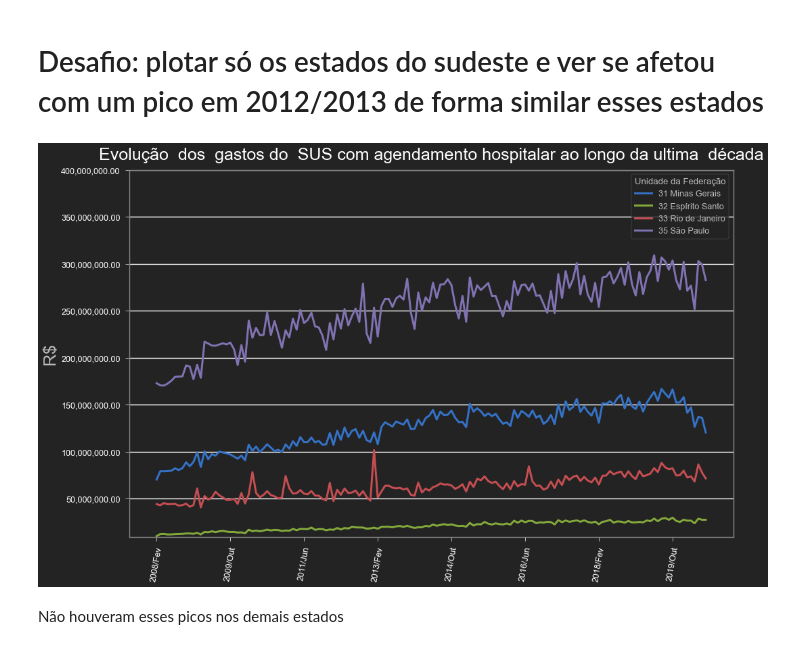
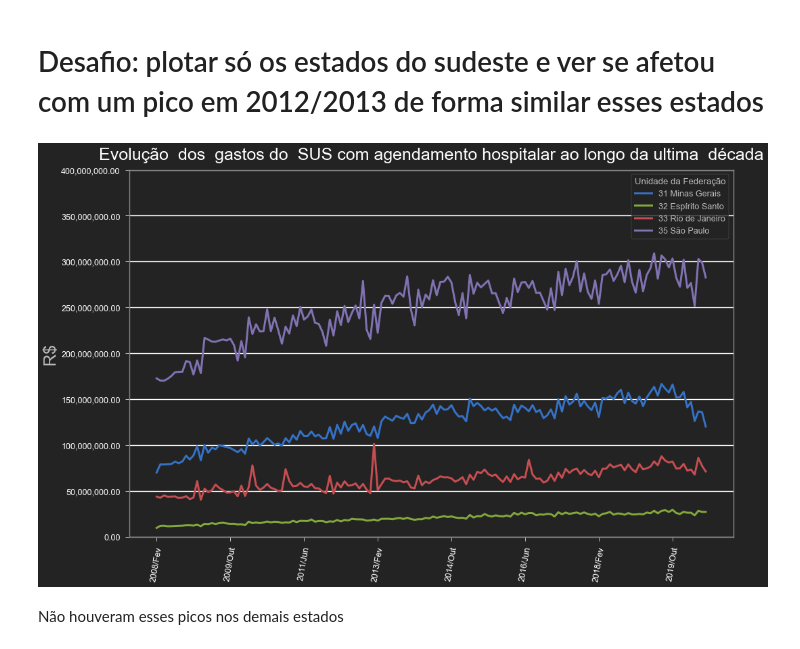
Before and after one commit to Igor-Arantes/Bootcamp-Data-Science-Aplicada, a Jupyter notebook: Modulo 1 - Analisando dados da saúde com Python e Pandas/Agendamento Hospitalar.ipynb, the cells around one changed output. Drawn from its saved outputs; the diff is of its cells as text; code cells hidden in the pictures.

```diff
--- a/Modulo 1 - Analisando dados da saúde com Python e Pandas/Agendamento Hospitalar.ipynb
+++ b/Modulo 1 - Analisando dados da saúde com Python e Pandas/Agendamento Hospitalar.ipynb
@@ -538,24 +538,24 @@ ordenado_por_total.head(6).T.plot(figsize=(12,8))
 # %%
 sudeste = usaveis[usaveis['Regiao'] == 'Sudeste'].drop("Total", axis=1)
 sudeste = sudeste.drop("Regiao", axis=1)
 
 
 ax = sudeste.T.iloc[6:].plot(figsize=(16,10),linewidth=3.0)
 ax.yaxis.set_major_formatter(ticker.StrMethodFormatter("{x:,.2f}"))
 
 plt.title("Evolução  dos  gastos do  SUS com agendamento hospitalar ao longo da ultima  década", color='w',fontsize=25,pad=15)
 #plt.legend(bbox_to_anchor=(1.05, 1),fontsize=12)
 
 plt.xticks(color='w',rotation=80)
 plt.yticks(color='w')
 plt.grid(axis='y',color='w')
-plt.ylim(9000000,400000000)
+plt.ylim(0,400000000)
 plt.ylabel('R$',fontsize=25)
 
 
 plt.show()
 # %% [output]
-[figure, old version]
+[figure, new version]
 # %% [markdown]
 Não houveram esses picos nos demais estados
 # %% [markdown]
```
Also changed, not shown: parts of 28 cells of this notebook.
